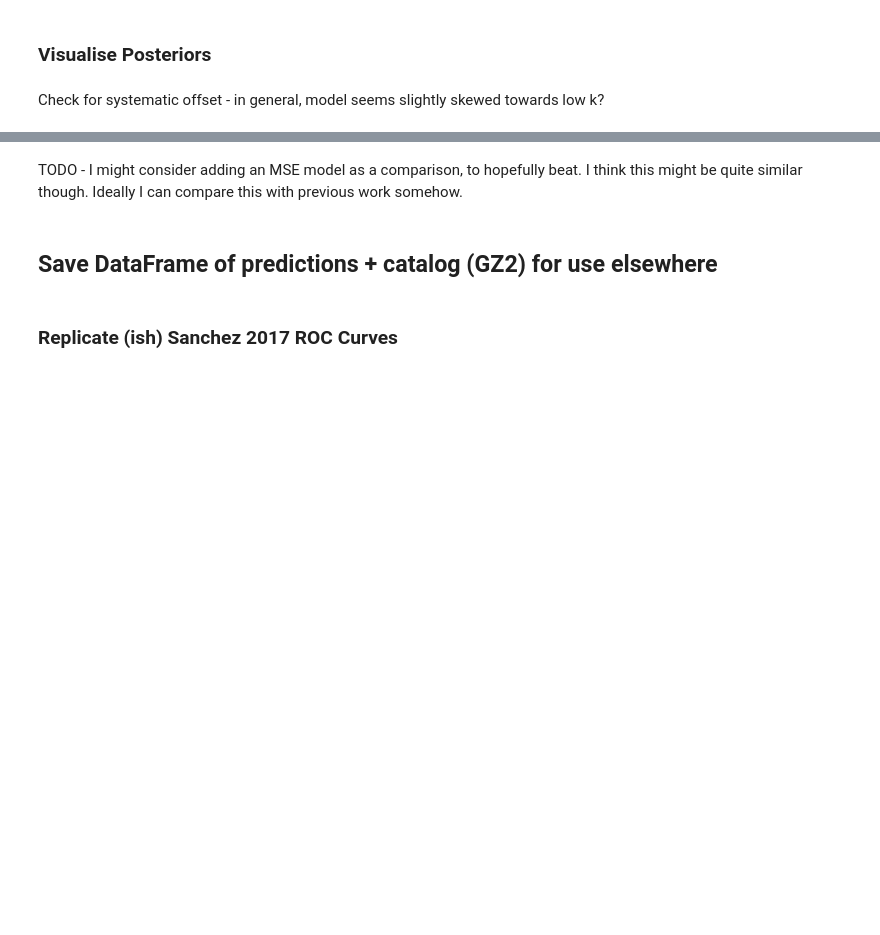
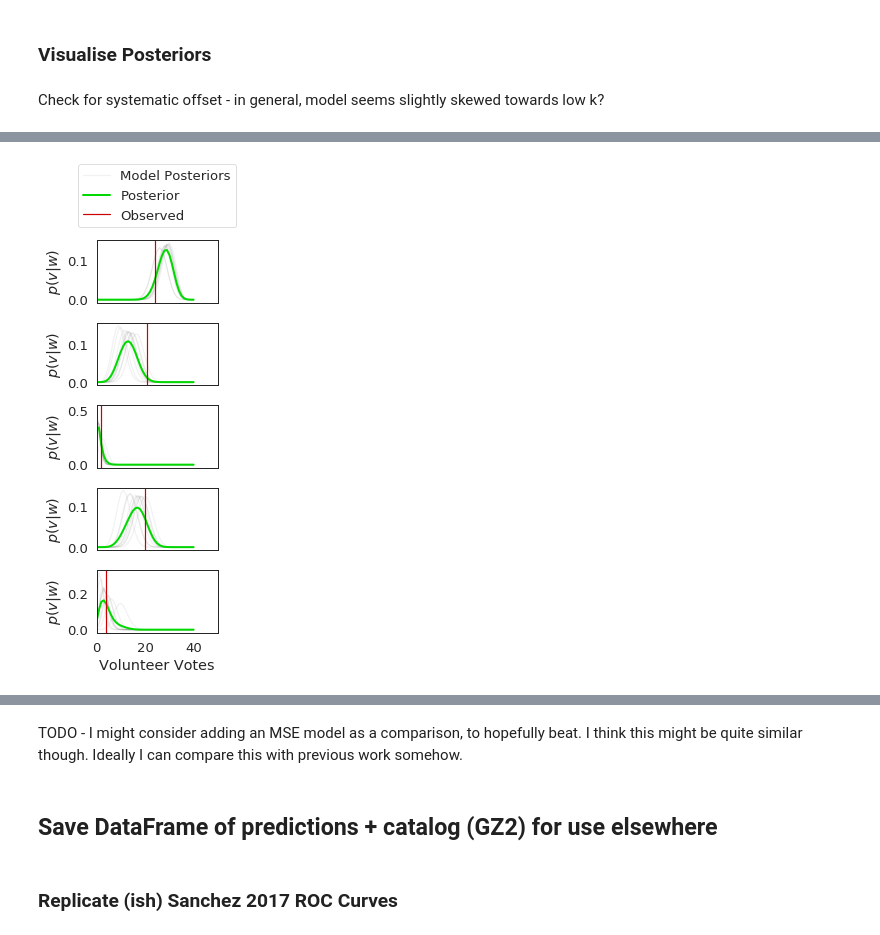
Before and after one commit to colinleach/zoobot, a Jupyter notebook: notebooks/multiq/predictions.ipynb, the cells around one changed output, grey strips where cells are left out. Drawn from its saved outputs; the diff is of its cells as text; code cells hidden in the pictures; blank space fills up the shorter version.

```diff
--- a/notebooks/multiq/predictions.ipynb
+++ b/notebooks/multiq/predictions.ipynb
@@ -639,3 +590,12 @@ def custom_samples(samples, labels, total_votes):
     )
     fig.tight_layout()
     return fig
+# %%
+
+question = 'smooth-or-featured'
+answer = 'smooth'
+n = 5
+samples, labels, total_votes = get_single_answer_data(df, question, answer)
+_ = custom_samples(samples, labels, total_votes)
+# %% [output]
+[figure, added]
```
Also changed, not shown: parts of 72 cells of this notebook, 2 other files.
